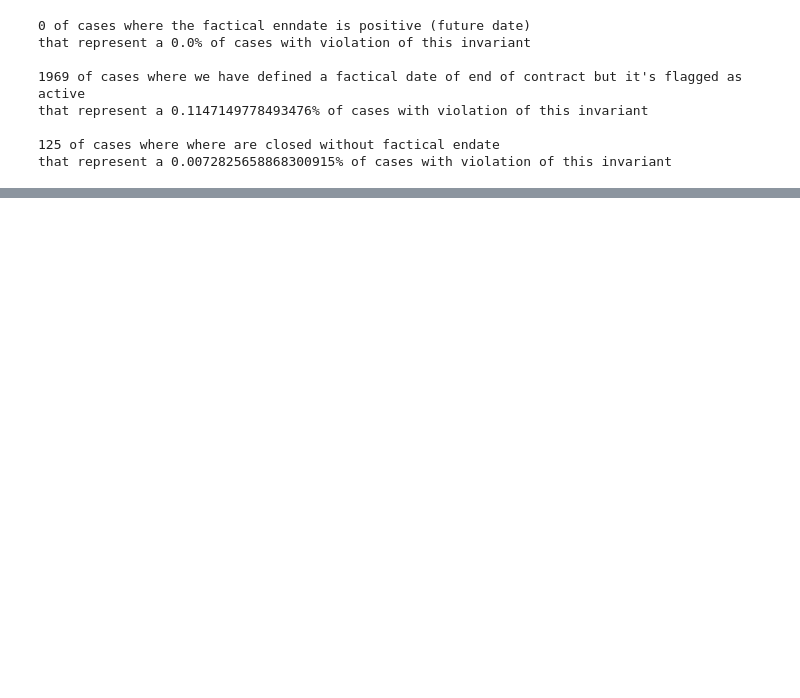
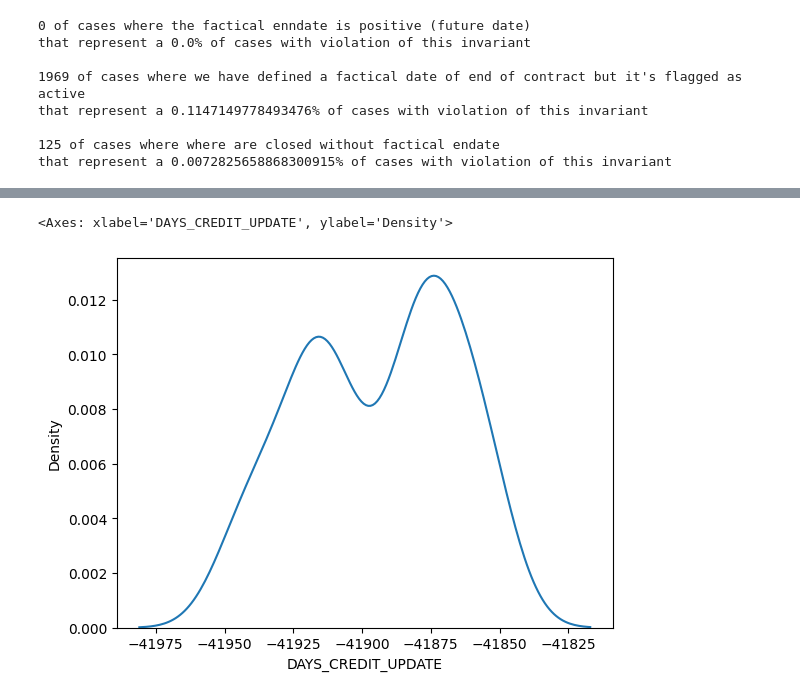
Before and after one commit to KuroEinzbern/Home-Credit-Default-Risk-Kaggle, a Jupyter notebook: notebooks/EDA/eda_bureau.ipynb, the cells around one changed output, grey strips where cells are left out. Saved outputs shown, nothing was run; the diff lists cells and outputs as text; code cells hidden in the pictures; blank space fills up the shorter version.

```diff
--- a/notebooks/EDA/eda_bureau.ipynb
+++ b/notebooks/EDA/eda_bureau.ipynb
@@ -151,0 +236,6 @@ mask_sentinel_negative.sum()
+# %%
+subset = bureau_df[bureau_df["DAYS_CREDIT_UPDATE"] < -10950]
+sns.kdeplot(data=subset, x="DAYS_CREDIT_UPDATE")
+# %% [output]
+<Axes: xlabel='DAYS_CREDIT_UPDATE', ylabel='Density'>
+[figure, added]
```
Also changed, not shown: parts of 9 cells of this notebook, 3 other files.
